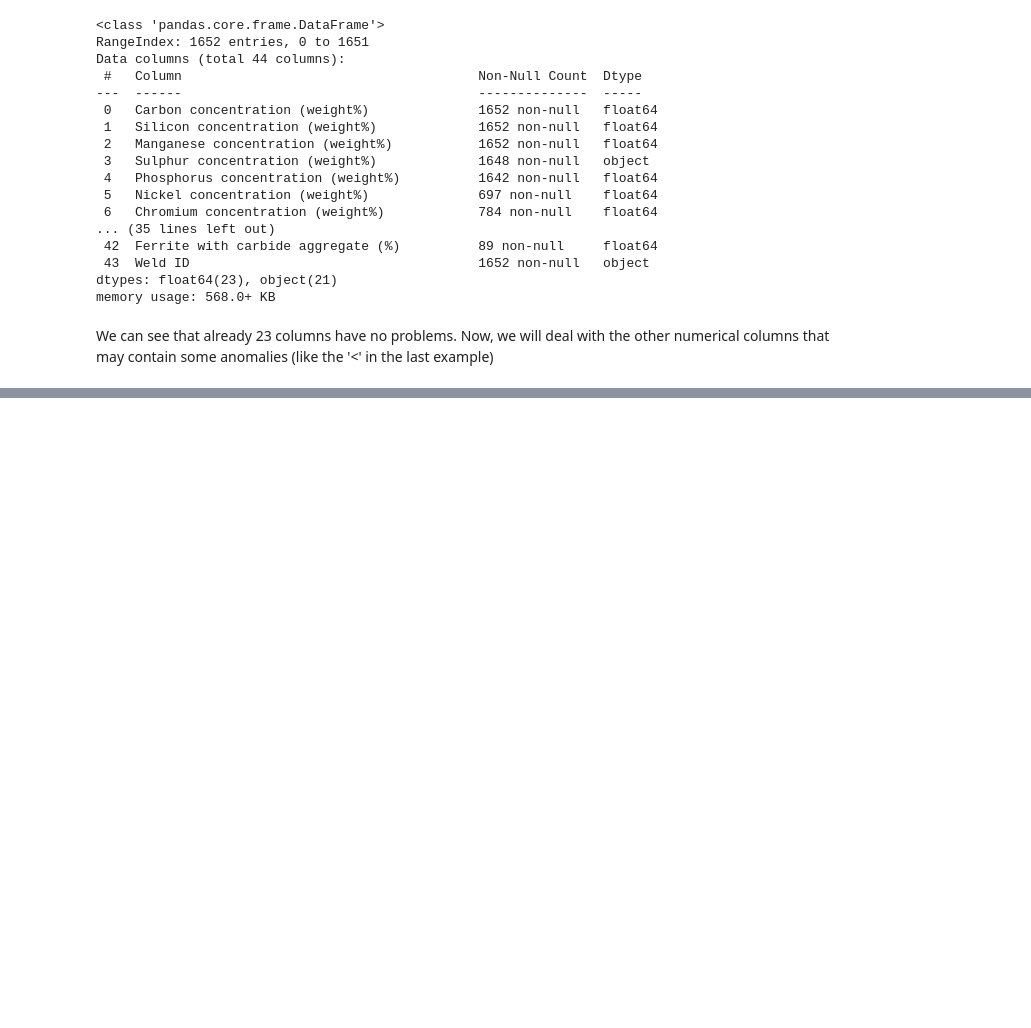
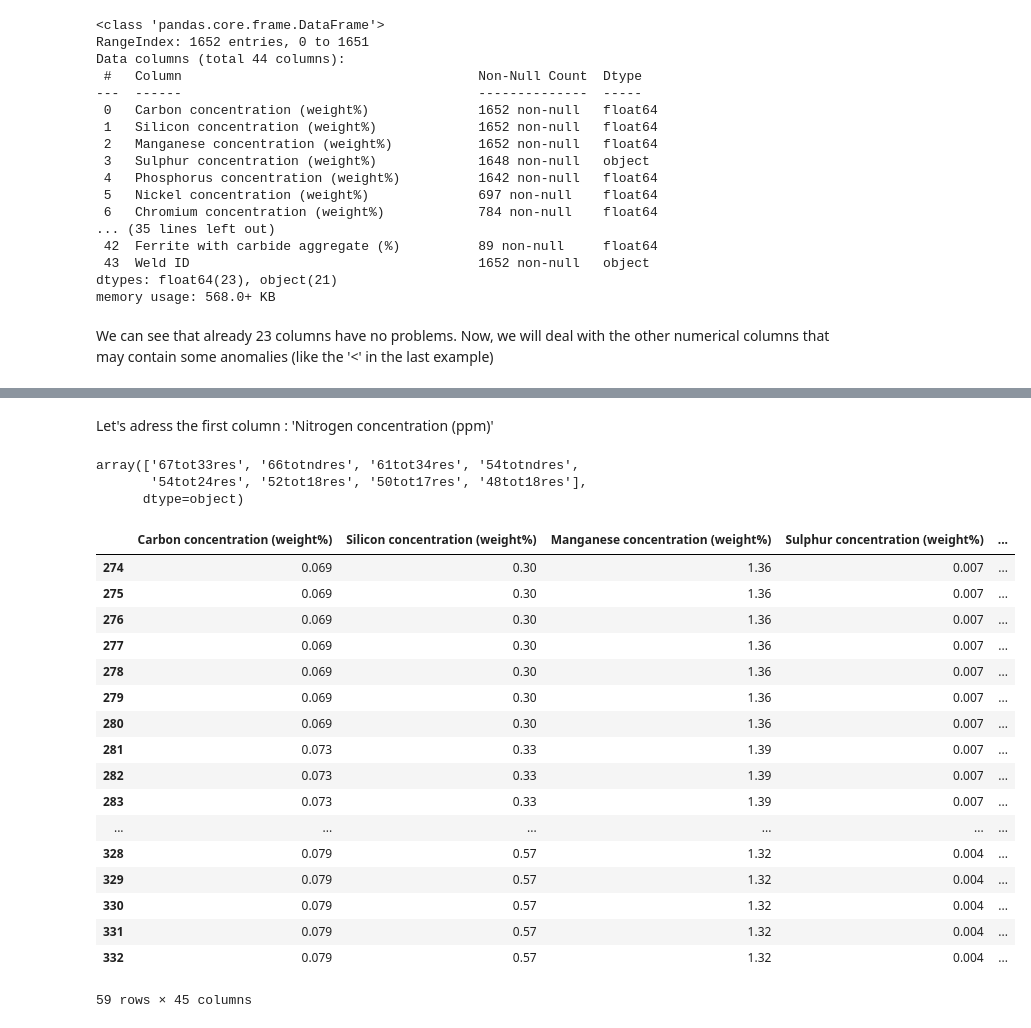
Before and after one commit to elbarhichi/Welding-Quality-Prediction, a Jupyter notebook: ML_PROJECT.ipynb, the cells around one changed output, grey strips where cells are left out. Saved outputs shown, nothing was run; the diff lists cells and outputs as text; code cells hidden in the pictures; blank space fills up the shorter version.

Commit message:
dealing with non-numerical columns

```diff
--- a/ML_PROJECT.ipynb
+++ b/ML_PROJECT.ipynb
@@ -88,5 +90,5 @@ Some lines that are expected to have numerical values may contain some non numer
 First, we will convert only possible rows then we will treat the rest
 # %%
 #Convert the variables to numeric if possible
-df_automatic_numeric = df.apply(pd.to_numeric, errors='ignore')
+df = df.apply(pd.to_numeric, errors='ignore')
 # %%
@@ -114,0 +119,3 @@ Now, we will deal with the other numerical columns that may contain some anomali
+# %%
+df.replace({r'<': '', }, regex=True, inplace=True)
+df = df.apply(pd.to_numeric, errors='ignore')
@@ -114,0 +165,2 @@ Now, we will deal with the other numerical columns that may contain some anomali
+# %%
+df1 = df.copy()
@@ -114,0 +192,37 @@ Now, we will deal with the other numerical columns that may contain some anomali
+# %% [markdown]
+Let's adress the first column : 'Nitrogen concentration (ppm)'
+# %%
+# Find the non-numeric entries in 'Nitrogen concentration (ppm)'
+df1['Nitrogen concentration (ppm)_numeric'] = pd.to_numeric(df1['Nitrogen concentration (ppm)'], errors='coerce')
+
+# Identify rows where the conversion resulted in NaN (indicating non-numeric values)
+problematic_entries = df1[df1['Nitrogen concentration (ppm)_numeric'].isna() & ~df1['Nitrogen concentration (ppm)'].isna()]['Nitrogen concentration (ppm)'].unique()
+
+df1 = df1.drop(columns=['Nitrogen concentration (ppm)_numeric'])
+
+problematic_entries
+# %% [output]
+array(['67tot33res', '66totndres', '61tot34res', '54totndres',
+       '54tot24res', '52tot18res', '50tot17res', '48tot18res'],
+      dtype=object)
+# %%
+problematic_entries
+# %% [output]
+|  | Carbon concentration (weight%) | Silicon concentration (weight%) | Manganese concentration (weight%) | Sulphur concentration (weight%) | ... |
+| 274 | 0.069 | 0.30 | 1.36 | 0.007 | ... |
+| 275 | 0.069 | 0.30 | 1.36 | 0.007 | ... |
+| 276 | 0.069 | 0.30 | 1.36 | 0.007 | ... |
+| 277 | 0.069 | 0.30 | 1.36 | 0.007 | ... |
+| 278 | 0.069 | 0.30 | 1.36 | 0.007 | ... |
+| 279 | 0.069 | 0.30 | 1.36 | 0.007 | ... |
+| 280 | 0.069 | 0.30 | 1.36 | 0.007 | ... |
+| 281 | 0.073 | 0.33 | 1.39 | 0.007 | ... |
+| 282 | 0.073 | 0.33 | 1.39 | 0.007 | ... |
+| 283 | 0.073 | 0.33 | 1.39 | 0.007 | ... |
+| ... | ... | ... | ... | ... | ... |
+| 328 | 0.079 | 0.57 | 1.32 | 0.004 | ... |
+| 329 | 0.079 | 0.57 | 1.32 | 0.004 | ... |
+| 330 | 0.079 | 0.57 | 1.32 | 0.004 | ... |
+| 331 | 0.079 | 0.57 | 1.32 | 0.004 | ... |
+| 332 | 0.079 | 0.57 | 1.32 | 0.004 | ... |
+59 rows × 45 columns
```
Also changed, not shown: parts of 13 cells of this notebook.
